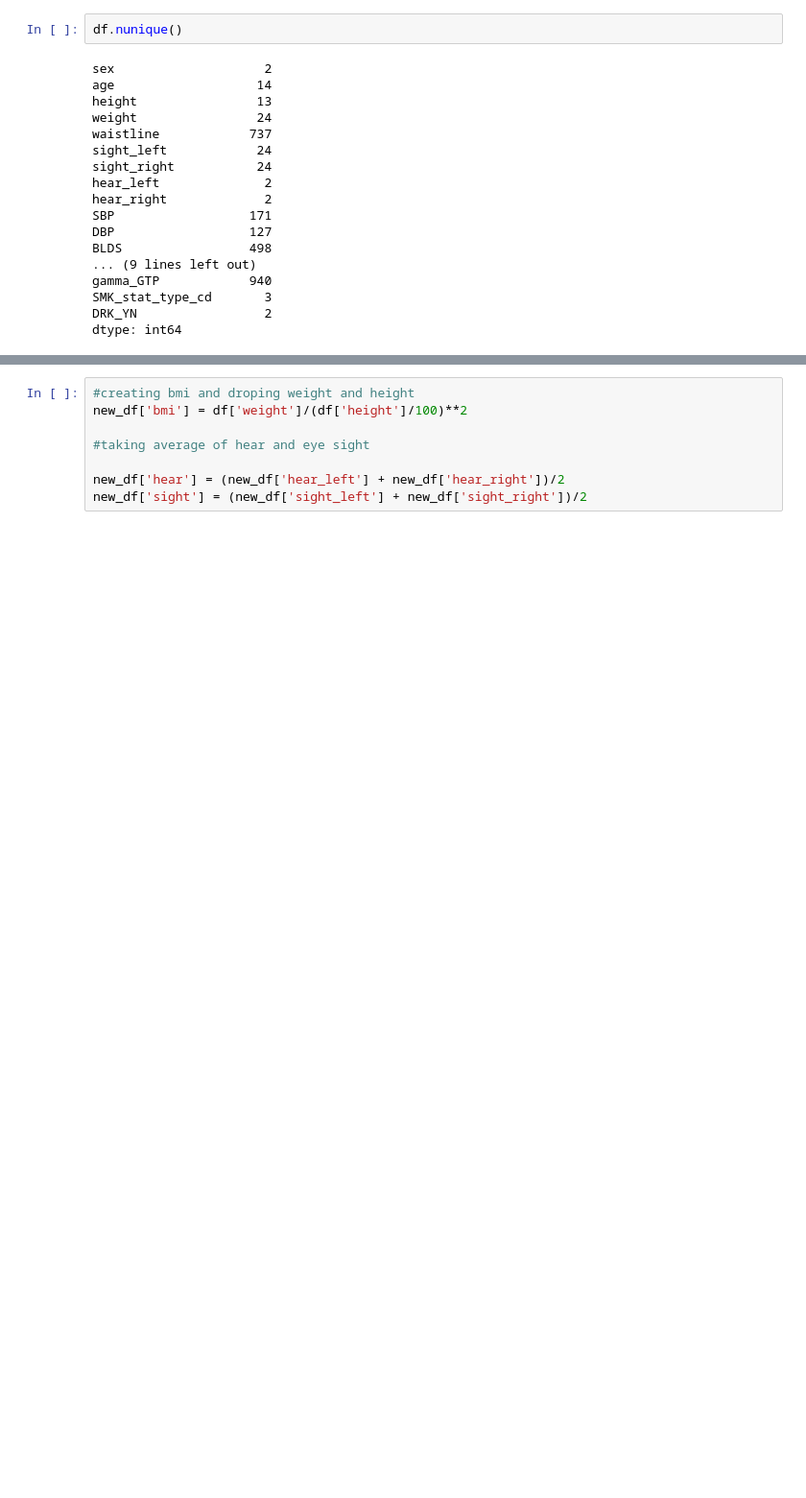
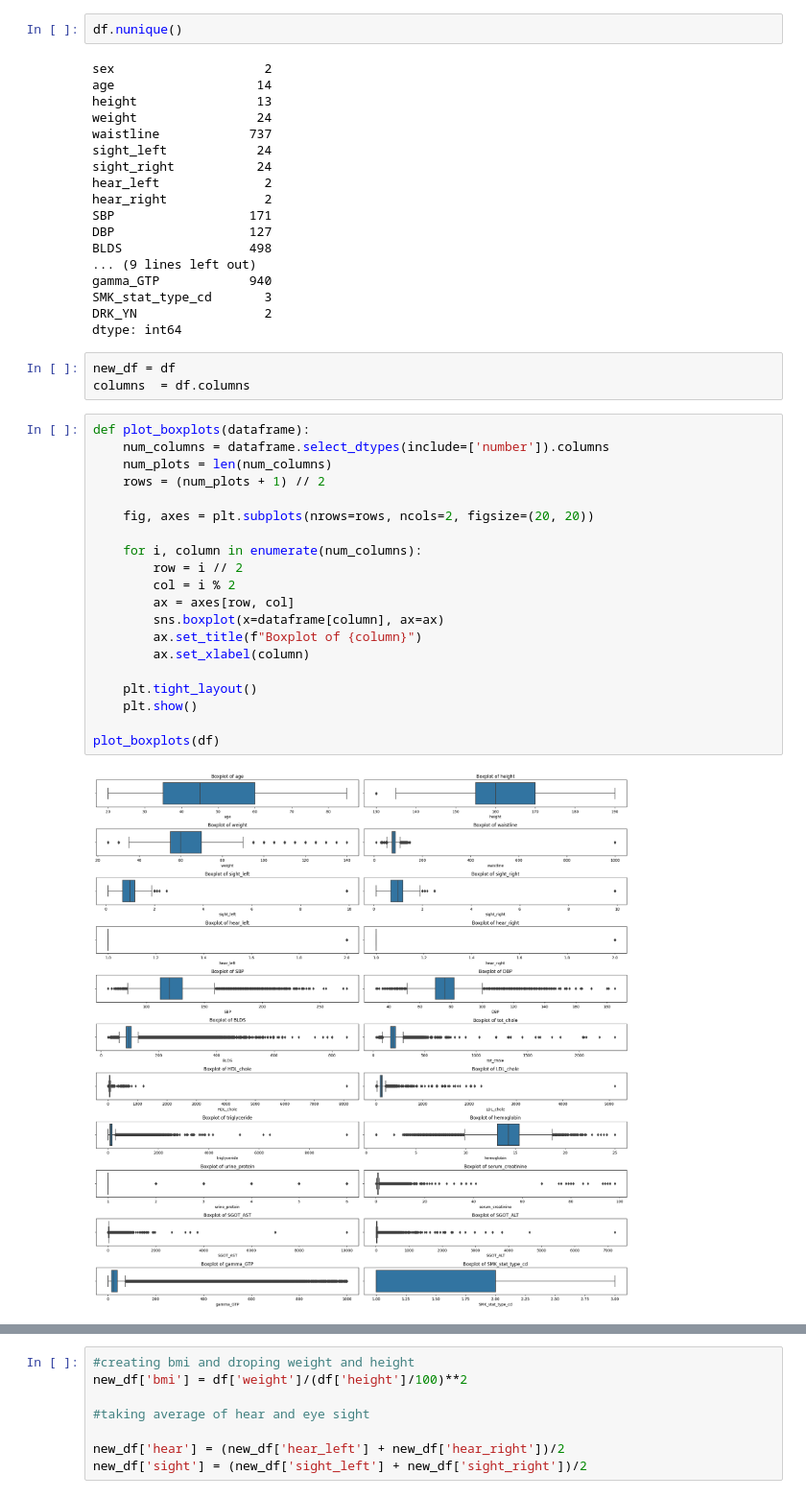
Before and after one commit to SamarthMotka/Data_Mining_CP-2_T02, a Jupyter notebook: IDM_Project_2_T_02_23.ipynb, the cells around one changed output, grey strips where cells are left out. Shown at 96% size. Saved outputs shown, nothing was run; the diff lists cells and outputs as text; blank space fills up the shorter version.

```diff
--- a/IDM_Project_2_T_02_23.ipynb
+++ b/IDM_Project_2_T_02_23.ipynb
@@ -83,4 +84,29 @@ gamma_GTP            940
 SMK_stat_type_cd       3
 DRK_YN                 2
 dtype: int64
+# %%
+new_df = df
+columns  = df.columns
+# %%
+def plot_boxplots(dataframe):
+    num_columns = dataframe.select_dtypes(include=['number']).columns
+    num_plots = len(num_columns)
+    rows = (num_plots + 1) // 2
+
+    fig, axes = plt.subplots(nrows=rows, ncols=2, figsize=(20, 20))
+
+    for i, column in enumerate(num_columns):
+        row = i // 2
+        col = i % 2
+        ax = axes[row, col]
+        sns.boxplot(x=dataframe[column], ax=ax)
+        ax.set_title(f"Boxplot of {column}")
+        ax.set_xlabel(column)
+
+    plt.tight_layout()
+    plt.show()
+
+plot_boxplots(df)
+# %% [output]
+[figure, added]
 # %%
```
Also changed, not shown: parts of 11 cells of this notebook.
